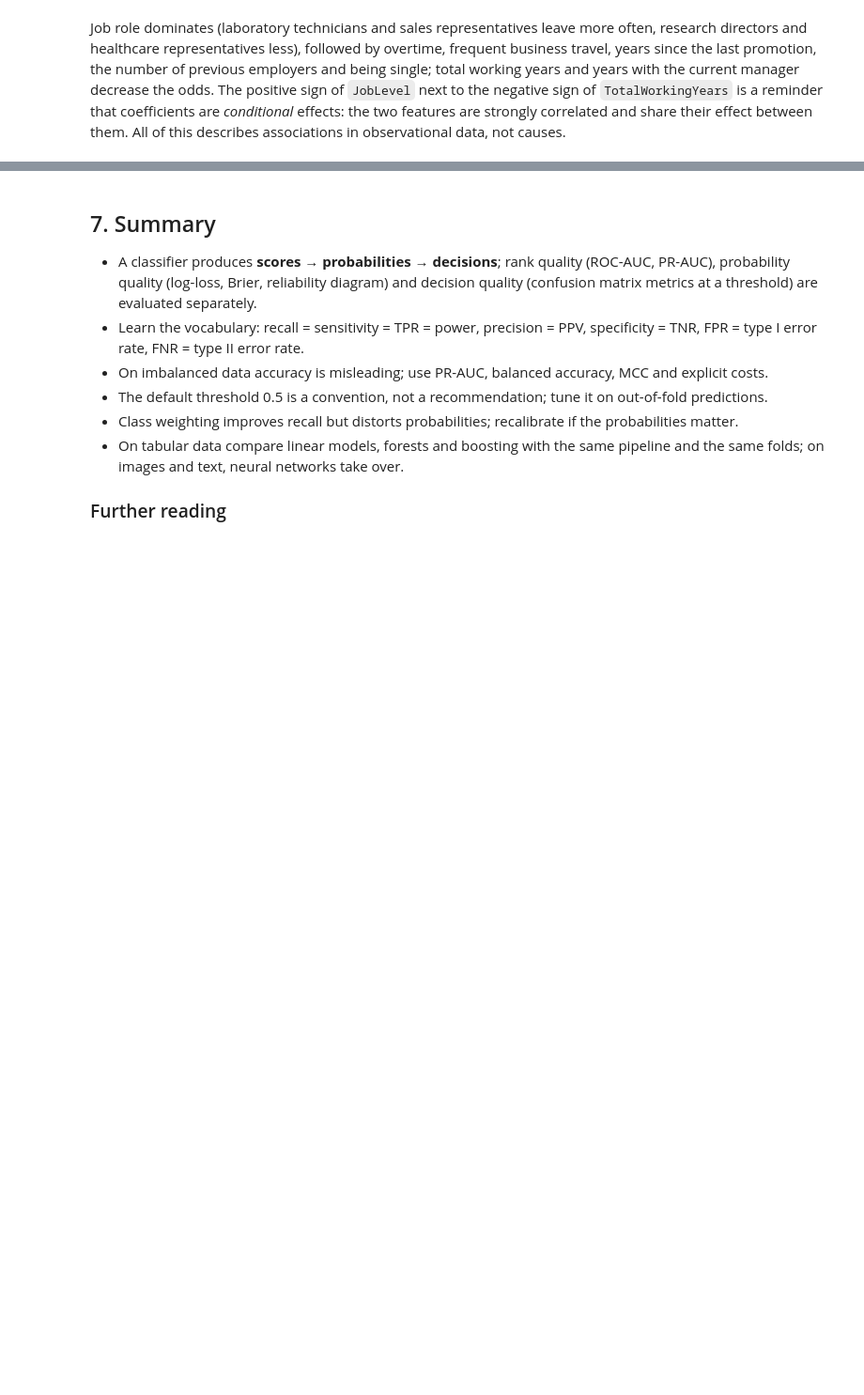
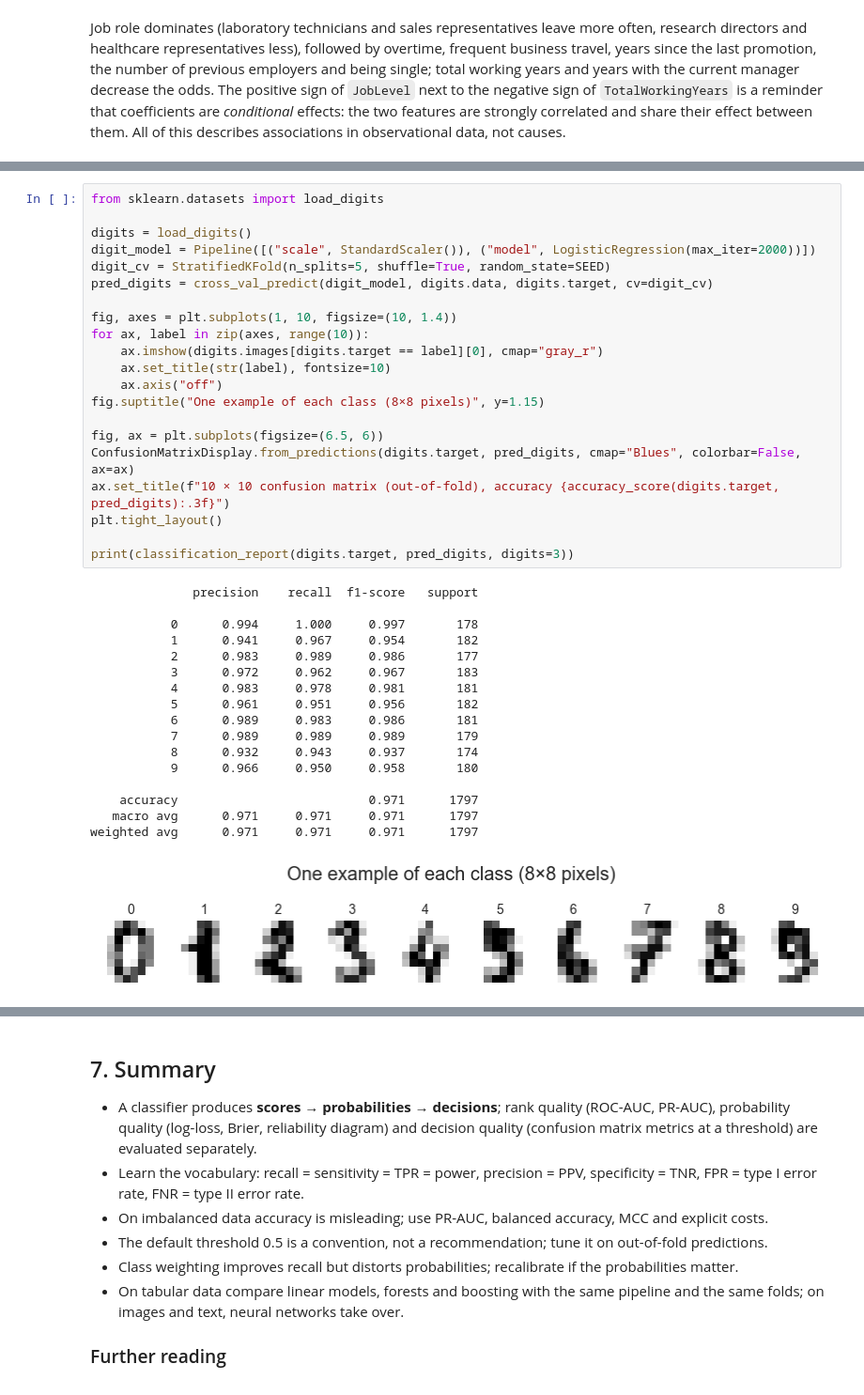
Before and after one commit to francji1/01ADS, a Jupyter notebook: lectures/L04_classification_nn_tl/01ADS_L04_Classification.ipynb, the cells around one changed output, grey strips where cells are left out. Shown at 94% size. Drawn from its saved outputs; the diff is of its cells as text; blank space fills up the shorter version.

```diff
--- a/lectures/L04_classification_nn_tl/01ADS_L04_Classification.ipynb
+++ b/lectures/L04_classification_nn_tl/01ADS_L04_Classification.ipynb
@@ -898,0 +1072,39 @@ With $K > 2$ classes the output is a probability vector from a **softmax** layer
+# %%
+from sklearn.datasets import load_digits
+
+digits = load_digits()
+digit_model = Pipeline([("scale", StandardScaler()), ("model", LogisticRegression(max_iter=2000))])
+digit_cv = StratifiedKFold(n_splits=5, shuffle=True, random_state=SEED)
+pred_digits = cross_val_predict(digit_model, digits.data, digits.target, cv=digit_cv)
+
+fig, axes = plt.subplots(1, 10, figsize=(10, 1.4))
+for ax, label in zip(axes, range(10)):
+    ax.imshow(digits.images[digits.target == label][0], cmap="gray_r")
+    ax.set_title(str(label), fontsize=10)
+    ax.axis("off")
+fig.suptitle("One example of each class (8×8 pixels)", y=1.15)
+
+fig, ax = plt.subplots(figsize=(6.5, 6))
+ConfusionMatrixDisplay.from_predictions(digits.target, pred_digits, cmap="Blues", colorbar=False, ax=ax)
+ax.set_title(f"10 × 10 confusion matrix (out-of-fold), accuracy {accuracy_score(digits.target, pred_digits):.3f}")
+plt.tight_layout()
+
+print(classification_report(digits.target, pred_digits, digits=3))
+# %% [output]
+              precision    recall  f1-score   support
+
+           0      0.994     1.000     0.997       178
+           1      0.941     0.967     0.954       182
+           2      0.983     0.989     0.986       177
+           3      0.972     0.962     0.967       183
+           4      0.983     0.978     0.981       181
+           5      0.961     0.951     0.956       182
+           6      0.989     0.983     0.986       181
+           7      0.989     0.989     0.989       179
+           8      0.932     0.943     0.937       174
+           9      0.966     0.950     0.958       180
+
+    accuracy                          0.971      1797
+   macro avg      0.971     0.971     0.971      1797
+weighted avg      0.971     0.971     0.971      1797
+[figure, added]
```
Also changed, not shown: parts of 17 cells of this notebook, 11 other files.
